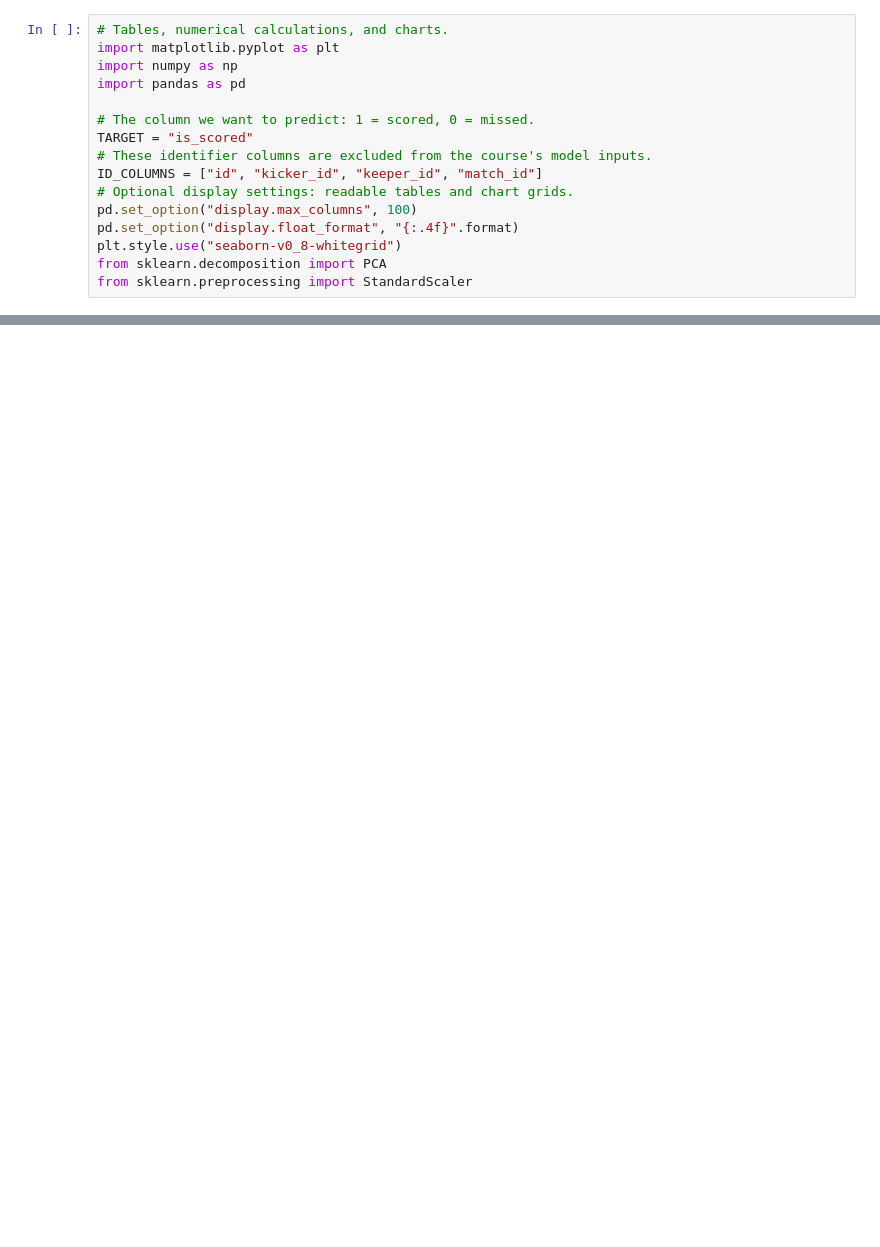
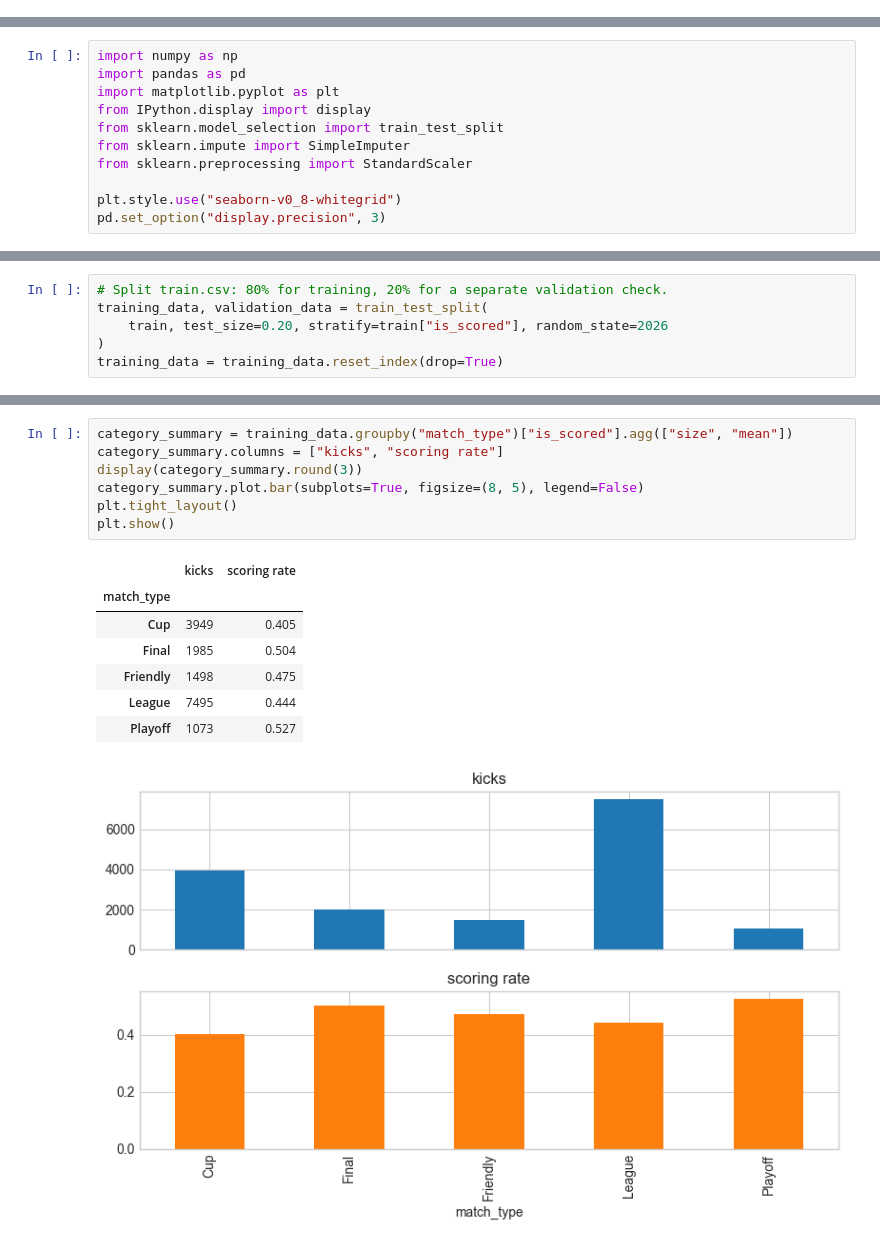
Before and after one commit to Soni-KR/penalty-kick-ml-learning-path, a Jupyter notebook: notebooks/01_Exploratory_Data_Analysis.ipynb, the cells around one changed output, grey strips where cells are left out. Drawn from its saved outputs; the diff is of its cells as text; blank space fills up the shorter version.

```diff
--- a/notebooks/01_Exploratory_Data_Analysis.ipynb
+++ b/notebooks/01_Exploratory_Data_Analysis.ipynb
@@ -21,16 +0,0 @@
-# %%
-# Tables, numerical calculations, and charts.
-import matplotlib.pyplot as plt
-import numpy as np
-import pandas as pd
-
-# The column we want to predict: 1 = scored, 0 = missed.
-TARGET = "is_scored"
-# These identifier columns are excluded from the course's model inputs.
-ID_COLUMNS = ["id", "kicker_id", "keeper_id", "match_id"]
-# Optional display settings: readable tables and chart grids.
-pd.set_option("display.max_columns", 100)
-pd.set_option("display.float_format", "{:.4f}".format)
-plt.style.use("seaborn-v0_8-whitegrid")
-from sklearn.decomposition import PCA
-from sklearn.preprocessing import StandardScaler
@@ -562,0 +11,11 @@ display(problem_map.style.hide(axis="index"))
+# %%
+import numpy as np
+import pandas as pd
+import matplotlib.pyplot as plt
+from IPython.display import display
+from sklearn.model_selection import train_test_split
+from sklearn.impute import SimpleImputer
+from sklearn.preprocessing import StandardScaler
+
+plt.style.use("seaborn-v0_8-whitegrid")
+pd.set_option("display.precision", 3)
@@ -562,0 +39,6 @@ display(problem_map.style.hide(axis="index"))
+# %%
+# Split train.csv: 80% for training, 20% for a separate validation check.
+training_data, validation_data = train_test_split(
+    train, test_size=0.20, stratify=train["is_scored"], random_state=2026
+)
+training_data = training_data.reset_index(drop=True)
@@ -562,0 +143,16 @@ display(problem_map.style.hide(axis="index"))
+# %%
+category_summary = training_data.groupby("match_type")["is_scored"].agg(["size", "mean"])
+category_summary.columns = ["kicks", "scoring rate"]
+display(category_summary.round(3))
+category_summary.plot.bar(subplots=True, figsize=(8, 5), legend=False)
+plt.tight_layout()
+plt.show()
+# %% [output]
+|  | kicks | scoring rate |
+| match_type |  |  |
+| Cup | 3949 | 0.405 |
+| Final | 1985 | 0.504 |
+| Friendly | 1498 | 0.475 |
+| League | 7495 | 0.444 |
+| Playoff | 1073 | 0.527 |
+[figure, added]
```
Also changed, not shown: parts of 59 cells of this notebook, 20 other files.
